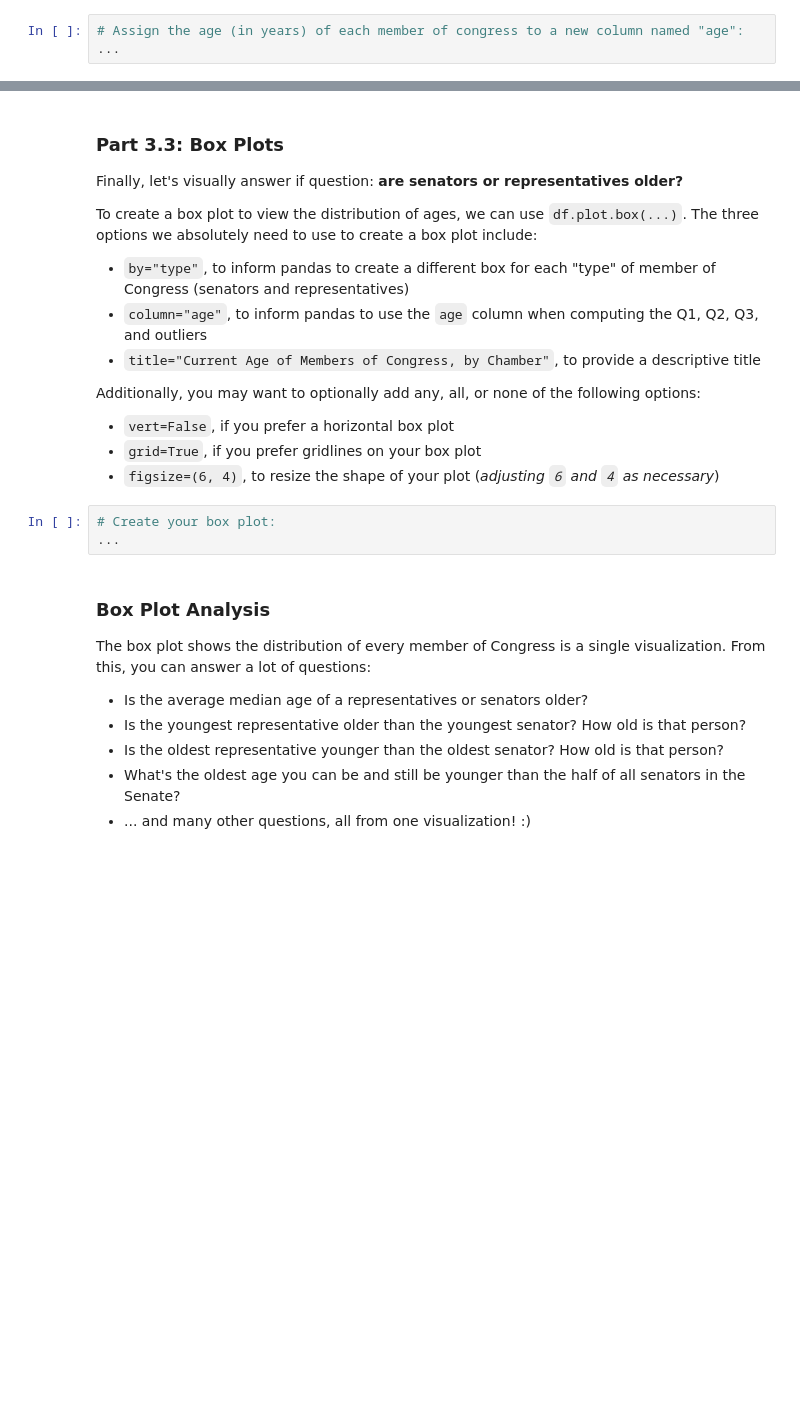
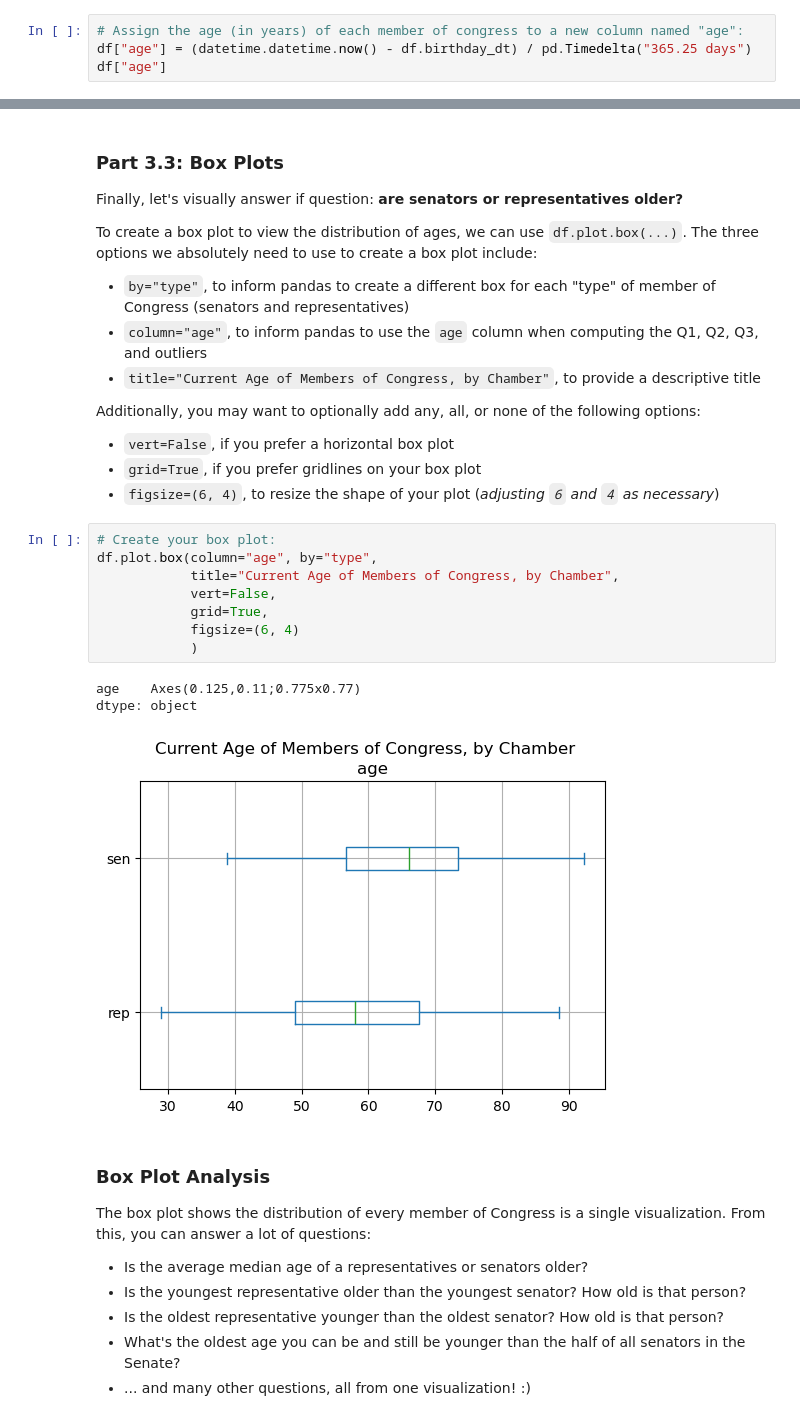
Before and after one commit to dbsebastian/micro_pr1, a Jupyter notebook: microproject-04-us-congress/microproject-04-us-congress.ipynb, the cells around one changed output, grey strips where cells are left out. Cells and saved outputs as stored; diff of their text form; blank space fills up the shorter version.

```diff
--- a/microproject-04-us-congress/microproject-04-us-congress.ipynb
+++ b/microproject-04-us-congress/microproject-04-us-congress.ipynb
@@ -295,4 +447,5 @@ In the following cell, we divide the previous calculation by 365.25 days (an ver
 Assign the calculation we did above to a new column in the DataFrame named `age` to store each member's age:
 # %%
 # Assign the age (in years) of each member of congress to a new column named "age":
-...
+df["age"] = (datetime.datetime.now() - df.birthday_dt) / pd.Timedelta("365.25 days")
+df["age"]
@@ -342,9 +545,18 @@ Additionally, you may want to optionally add any, all, or none of the following
 - `vert=False`, if you prefer a horizontal box plot
 - `grid=True`, if you prefer gridlines on your box plot
 - `figsize=(6, 4)`, to resize the shape of your plot (*adjusting `6` and `4` as necessary*)
-# %%
-# Create your box plot:
-...
+# %%
+# Create your box plot:
+df.plot.box(column="age", by="type",
+            title="Current Age of Members of Congress, by Chamber",
+            vert=False,
+            grid=True,
+            figsize=(6, 4)
+            )
+# %% [output]
+age    Axes(0.125,0.11;0.775x0.77)
+dtype: object
+[figure, added]
 # %% [markdown]
 ### Box Plot Analysis
 
```
Also changed, not shown: parts of 28 cells of this notebook.
